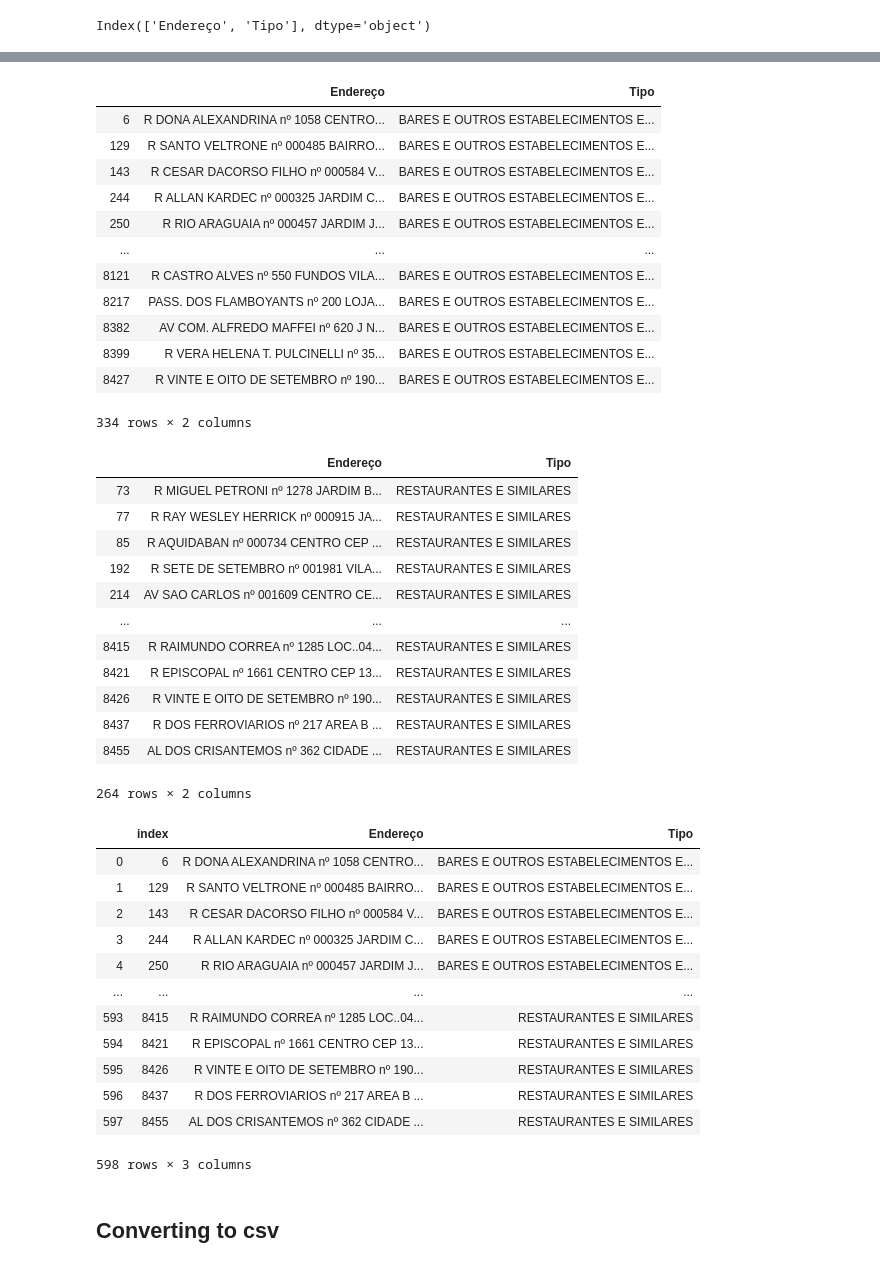
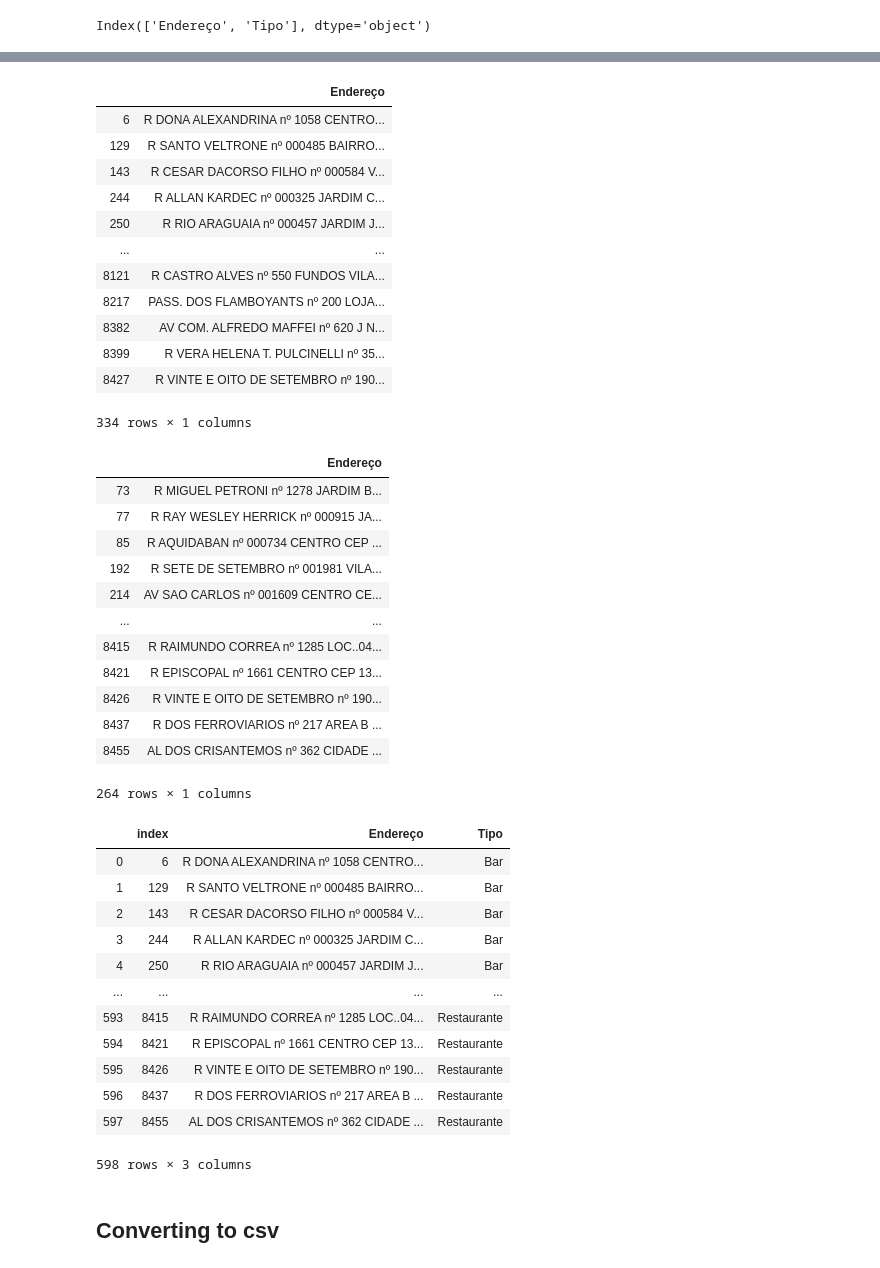
Before and after one commit to tpinhoda/Crimes_Sao_Carlos, a Jupyter notebook: notebooks/4-Remove Establishments.ipynb, the cells around one changed output, grey strips where cells are left out. Saved outputs shown, nothing was run; the diff lists cells and outputs as text; code cells hidden in the pictures.

```diff
--- a/notebooks/4-Remove Establishments.ipynb
+++ b/notebooks/4-Remove Establishments.ipynb
@@ -28,55 +28,57 @@ array(['COMÉRCIO VAREJISTA DE MATERIAIS HIDRÁULICOS',
        'COMÉRCIO VAREJISTA DE ARMAS E MUNIÇÕES'], dtype=object)
 # %%
 bares = estabelecimentos[estabelecimentos['Tipo'].str.find('BAR') != -1]
+bares = bares.drop(columns=['Tipo'])
 bares
 # %% [output]
-|  | Endereço | Tipo |
-| 6 | R DONA ALEXANDRINA nº 1058 CENTRO... | BARES E OUTROS ESTABELECIMENTOS E... |
-| 129 | R SANTO VELTRONE nº 000485 BAIRRO... | BARES E OUTROS ESTABELECIMENTOS E... |
-| 143 | R CESAR DACORSO FILHO nº 000584 V... | BARES E OUTROS ESTABELECIMENTOS E... |
-| 244 | R ALLAN KARDEC nº 000325 JARDIM C... | BARES E OUTROS ESTABELECIMENTOS E... |
-| 250 | R RIO ARAGUAIA nº 000457 JARDIM J... | BARES E OUTROS ESTABELECIMENTOS E... |
-| ... | ... | ... |
-| 8121 | R CASTRO ALVES nº 550 FUNDOS VILA... | BARES E OUTROS ESTABELECIMENTOS E... |
-| 8217 | PASS. DOS FLAMBOYANTS nº 200 LOJA... | BARES E OUTROS ESTABELECIMENTOS E... |
-| 8382 | AV COM. ALFREDO MAFFEI nº 620 J N... | BARES E OUTROS ESTABELECIMENTOS E... |
-| 8399 | R VERA HELENA T. PULCINELLI nº 35... | BARES E OUTROS ESTABELECIMENTOS E... |
-| 8427 | R VINTE E OITO DE SETEMBRO nº 190... | BARES E OUTROS ESTABELECIMENTOS E... |
+|  | Endereço |
+| 6 | R DONA ALEXANDRINA nº 1058 CENTRO... |
+| 129 | R SANTO VELTRONE nº 000485 BAIRRO... |
+| 143 | R CESAR DACORSO FILHO nº 000584 V... |
+| 244 | R ALLAN KARDEC nº 000325 JARDIM C... |
+| 250 | R RIO ARAGUAIA nº 000457 JARDIM J... |
+| ... | ... |
+| 8121 | R CASTRO ALVES nº 550 FUNDOS VILA... |
+| 8217 | PASS. DOS FLAMBOYANTS nº 200 LOJA... |
+| 8382 | AV COM. ALFREDO MAFFEI nº 620 J N... |
+| 8399 | R VERA HELENA T. PULCINELLI nº 35... |
+| 8427 | R VINTE E OITO DE SETEMBRO nº 190... |
-334 rows × 2 columns
+334 rows × 1 columns
 # %%
 restaurantes = estabelecimentos[estabelecimentos['Tipo'].str.find('RESTAURANTE') != -1]
+restaurantes = restaurantes.drop(columns=['Tipo'])
 restaurantes
 # %% [output]
-|  | Endereço | Tipo |
-| 73 | R MIGUEL PETRONI nº 1278 JARDIM B... | RESTAURANTES E SIMILARES |
-| 77 | R RAY WESLEY HERRICK nº 000915 JA... | RESTAURANTES E SIMILARES |
-| 85 | R AQUIDABAN nº 000734 CENTRO CEP ... | RESTAURANTES E SIMILARES |
-| 192 | R SETE DE SETEMBRO nº 001981 VILA... | RESTAURANTES E SIMILARES |
-| 214 | AV SAO CARLOS nº 001609 CENTRO CE... | RESTAURANTES E SIMILARES |
-| ... | ... | ... |
-| 8415 | R RAIMUNDO CORREA nº 1285 LOC..04... | RESTAURANTES E SIMILARES |
-| 8421 | R EPISCOPAL nº 1661 CENTRO CEP 13... | RESTAURANTES E SIMILARES |
-| 8426 | R VINTE E OITO DE SETEMBRO nº 190... | RESTAURANTES E SIMILARES |
-| 8437 | R DOS FERROVIARIOS nº 217 AREA B ... | RESTAURANTES E SIMILARES |
-| 8455 | AL DOS CRISANTEMOS nº 362 CIDADE ... | RESTAURANTES E SIMILARES |
+|  | Endereço |
+| 73 | R MIGUEL PETRONI nº 1278 JARDIM B... |
+| 77 | R RAY WESLEY HERRICK nº 000915 JA... |
+| 85 | R AQUIDABAN nº 000734 CENTRO CEP ... |
+| 192 | R SETE DE SETEMBRO nº 001981 VILA... |
+| 214 | AV SAO CARLOS nº 001609 CENTRO CE... |
+| ... | ... |
+| 8415 | R RAIMUNDO CORREA nº 1285 LOC..04... |
+| 8421 | R EPISCOPAL nº 1661 CENTRO CEP 13... |
+| 8426 | R VINTE E OITO DE SETEMBRO nº 190... |
+| 8437 | R DOS FERROVIARIOS nº 217 AREA B ... |
+| 8455 | AL DOS CRISANTEMOS nº 362 CIDADE ... |
-264 rows × 2 columns
+264 rows × 1 columns
 # %%
-bares_restaurantes = pd.concat([bares, restaurantes])
+bares_restaurantes = pd.concat([bares.assign(Tipo='Bar'), restaurantes.assign(Tipo='Restaurante')])
 bares_restaurantes = bares_restaurantes.reset_index()
 bares_restaurantes
 # %% [output]
 |  | index | Endereço | Tipo |
-| 0 | 6 | R DONA ALEXANDRINA nº 1058 CENTRO... | BARES E OUTROS ESTABELECIMENTOS E... |
-| 1 | 129 | R SANTO VELTRONE nº 000485 BAIRRO... | BARES E OUTROS ESTABELECIMENTOS E... |
-| 2 | 143 | R CESAR DACORSO FILHO nº 000584 V... | BARES E OUTROS ESTABELECIMENTOS E... |
-| 3 | 244 | R ALLAN KARDEC nº 000325 JARDIM C... | BARES E OUTROS ESTABELECIMENTOS E... |
-| 4 | 250 | R RIO ARAGUAIA nº 000457 JARDIM J... | BARES E OUTROS ESTABELECIMENTOS E... |
+| 0 | 6 | R DONA ALEXANDRINA nº 1058 CENTRO... | Bar |
+| 1 | 129 | R SANTO VELTRONE nº 000485 BAIRRO... | Bar |
+| 2 | 143 | R CESAR DACORSO FILHO nº 000584 V... | Bar |
+| 3 | 244 | R ALLAN KARDEC nº 000325 JARDIM C... | Bar |
+| 4 | 250 | R RIO ARAGUAIA nº 000457 JARDIM J... | Bar |
 | ... | ... | ... | ... |
-| 593 | 8415 | R RAIMUNDO CORREA nº 1285 LOC..04... | RESTAURANTES E SIMILARES |
-| 594 | 8421 | R EPISCOPAL nº 1661 CENTRO CEP 13... | RESTAURANTES E SIMILARES |
-| 595 | 8426 | R VINTE E OITO DE SETEMBRO nº 190... | RESTAURANTES E SIMILARES |
-| 596 | 8437 | R DOS FERROVIARIOS nº 217 AREA B ... | RESTAURANTES E SIMILARES |
-| 597 | 8455 | AL DOS CRISANTEMOS nº 362 CIDADE ... | RESTAURANTES E SIMILARES |
+| 593 | 8415 | R RAIMUNDO CORREA nº 1285 LOC..04... | Restaurante |
+| 594 | 8421 | R EPISCOPAL nº 1661 CENTRO CEP 13... | Restaurante |
+| 595 | 8426 | R VINTE E OITO DE SETEMBRO nº 190... | Restaurante |
+| 596 | 8437 | R DOS FERROVIARIOS nº 217 AREA B ... | Restaurante |
+| 597 | 8455 | AL DOS CRISANTEMOS nº 362 CIDADE ... | Restaurante |
 598 rows × 3 columns
 # %% [markdown]
 ## Converting to csv
```
